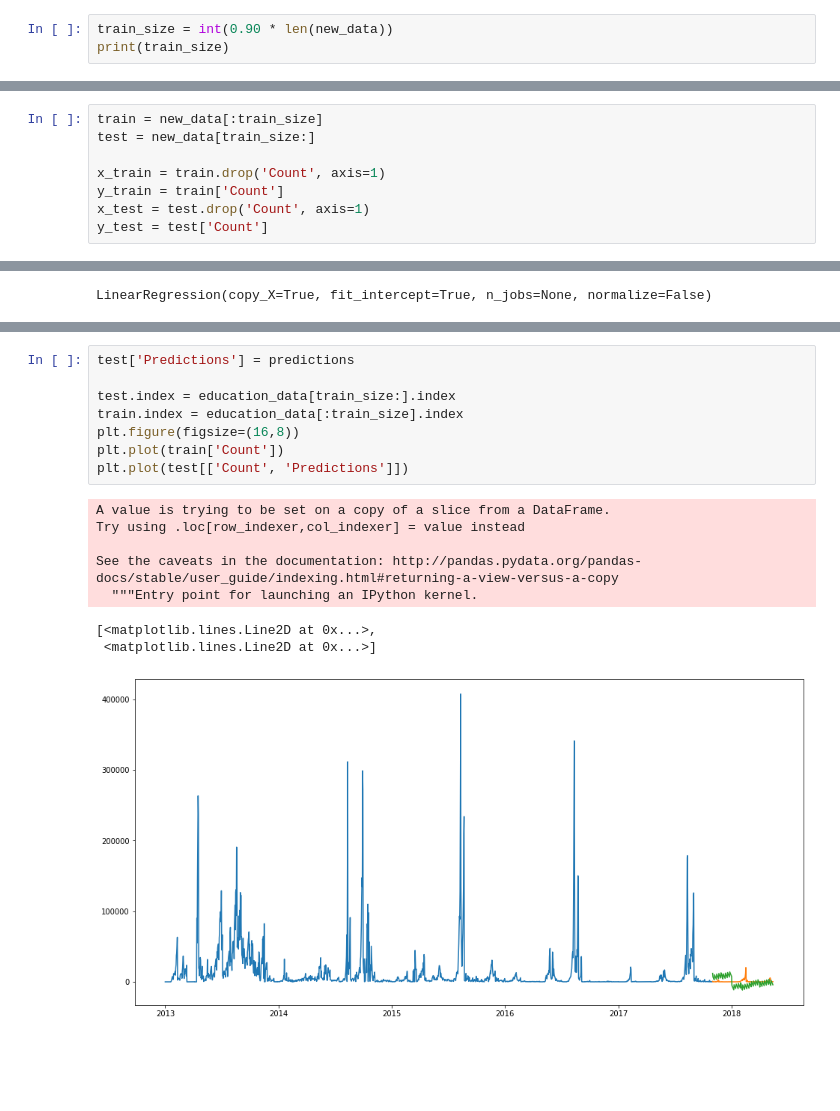
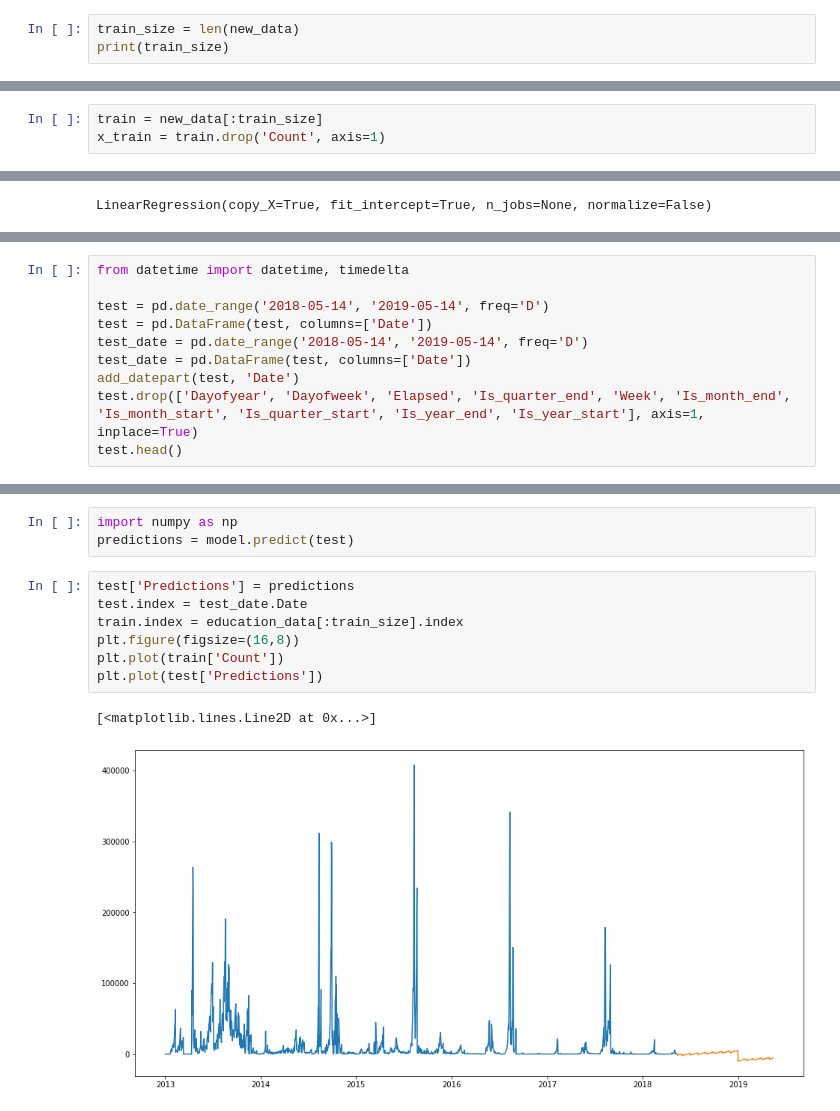
Before and after one commit to SethiPawandeep/eTaal-Predictive-Analysis, a Jupyter notebook: Linear Regression.ipynb, the cells around one changed output, grey strips where cells are left out. Saved outputs shown, nothing was run; the diff lists cells and outputs as text; blank space fills up the shorter version.

Commit message:
Predicting values for the next year

```diff
--- a/Linear Regression.ipynb
+++ b/Linear Regression.ipynb
@@ -76,4 +73,4 @@ new_data.head()
 # %%
-train_size = int(0.90 * len(new_data))
+train_size = len(new_data)
 print(train_size)
 # %% [output]
@@ -81,11 +78,6 @@ print(train_size)
 # %%
 train = new_data[:train_size]
-test = new_data[train_size:]
-
 x_train = train.drop('Count', axis=1)
-y_train = train['Count']
-x_test = test.drop('Count', axis=1)
-y_test = test['Count']
 # %%
 from sklearn.linear_model import LinearRegression
 # %%
@@ -102,0 +88,10 @@ print(rms)
+# %%
+from datetime import datetime, timedelta
+
+test = pd.date_range('2018-05-14', '2019-05-14', freq='D')
+test = pd.DataFrame(test, columns=['Date'])
+test_date = pd.date_range('2018-05-14', '2019-05-14', freq='D')
+test_date = pd.DataFrame(test, columns=['Date'])
+add_datepart(test, 'Date')
+test.drop(['Dayofyear', 'Dayofweek', 'Elapsed', 'Is_quarter_end', 'Week', 'Is_month_end', 'Is_month_start', 'Is_quarter_start', 'Is_year_end', 'Is_year_start'], axis=1, inplace=True)
+test.head()
@@ -103,17 +105,13 @@ print(rms)
+# %%
+import numpy as np
+predictions = model.predict(test)
 # %%
 test['Predictions'] = predictions
-
-test.index = education_data[train_size:].index
+test.index = test_date.Date
 train.index = education_data[:train_size].index
 plt.figure(figsize=(16,8))
 plt.plot(train['Count'])
-plt.plot(test[['Count', 'Predictions']])
+plt.plot(test['Predictions'])
 # %% [output]
-A value is trying to be set on a copy of a slice from a DataFrame.
-Try using .loc[row_indexer,col_indexer] = value instead
-
-See the caveats in the documentation: http://pandas.pydata.org/pandas-docs/stable/user_guide/indexing.html#returning-a-view-versus-a-copy
-  """Entry point for launching an IPython kernel.
+[<matplotlib.lines.Line2D at 0x...>]
-[<matplotlib.lines.Line2D at 0x...>,
- <matplotlib.lines.Line2D at 0x...>]
-[figure, old version]
+[figure, new version]
```
Also changed, not shown: parts of 5 cells of this notebook.
